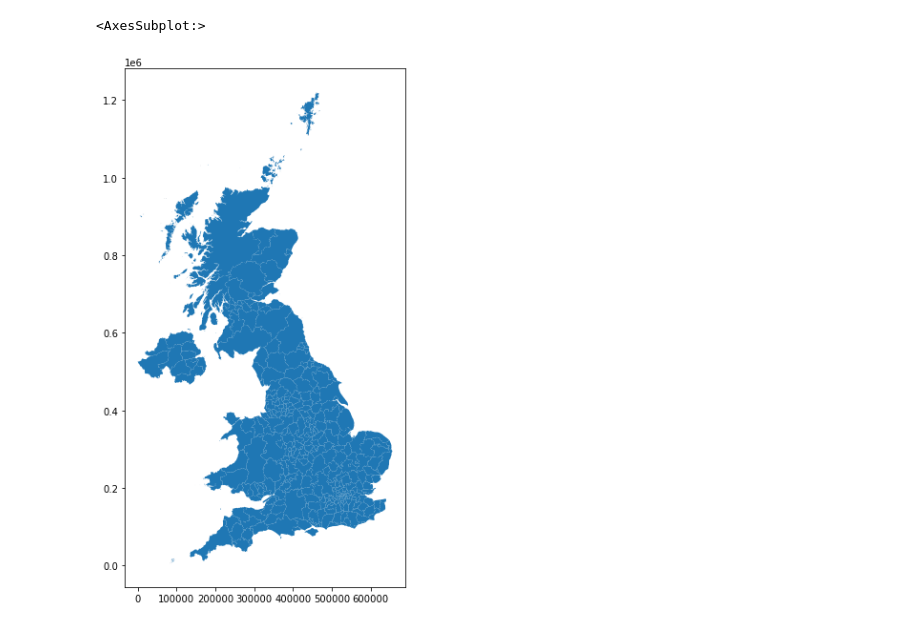
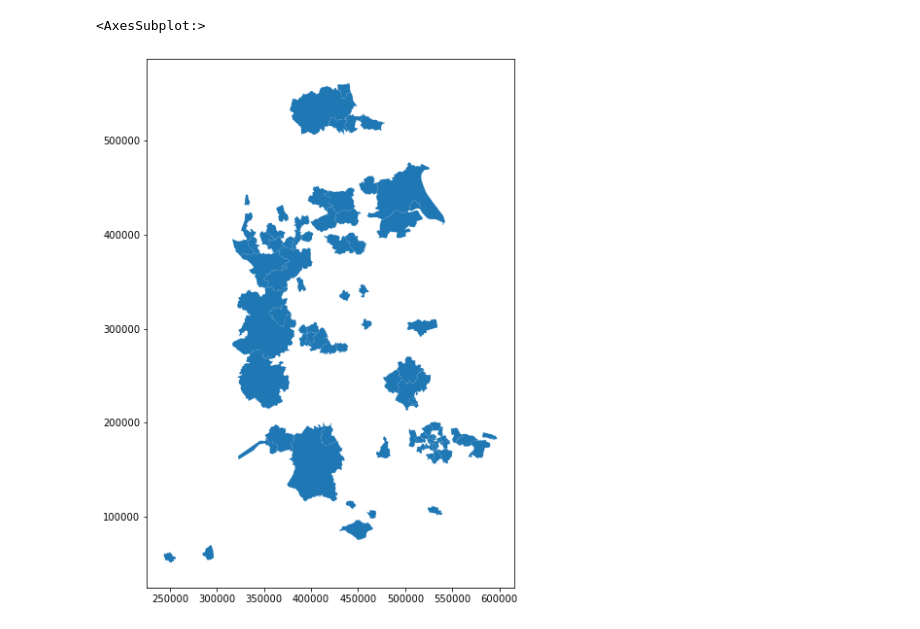
Before and after one commit to JonathanMarriott/ADS-Loneliness, a Jupyter notebook: maps/maps.ipynb, the cells around one changed output. Drawn from its saved outputs; the diff is of its cells as text; code cells hidden in the pictures.

Commit message:
Fix deletion of LA's with missing data, add maps

```diff
--- a/maps/maps.ipynb
+++ b/maps/maps.ipynb
@@ -19,0 +12,17 @@ LA_area_map.head()
+# %%
+LA_area_map = gpd.read_file('LAD_MAY_2021_UK_BFE_V2.shp')
+master_df = pd.read_csv('C:/Users/Jonathan/OneDrive - University of Bristol/CS/AppliedDataScience/Coursework/ADS-Loneliness/master_df.csv')
+#progression_df = pd.read_csv('C:/Users/Jonathan/OneDrive - University of Bristol/CS/AppliedDataScience/Coursework/ADS-Loneliness/Tundra(progression_rates)/outputDataframe.csv')
+LA_area_map = LA_area_map.rename(columns={'LAD21CD':'LA code'})
+map_df =LA_area_map.merge(master_df, on='LA code')
+type(map_df)
+fig,ax = plt.subplots(figsize=(12,12))
+map_df.plot(ax=ax,column='lonely_avg',legend=True)
+fig,ax = plt.subplots(figsize=(12,12))
+map_df.plot(ax=ax,column='progression_rate',legend=True)
+fig,ax = plt.subplots(figsize=(12,12))
+map_df.plot(ax=ax,column='Non Preferred Offer %P',legend=True)
+
+
+
+print(map_df.columns)
@@ -19,0 +43,12 @@ LA_area_map.head()
+# %%
+#Create a function that takes a column and creates a colour mapping for it
+def colormap(df,col_name):
+    min_val = min(df[col_name])
+    max_val = max(df[col_name])
+    norm = matplotlib.colors.Normalize(vmin=min_val,vmax=max_val,clip=True)
+    mapper = cm.ScalarMappable(norm=norm,cmap='viridis')
+    df[col_name+'_color'] = df[col_name].apply(lambda x: mapper.to_rgba(x))
+    return df
+# %%
+colored_df = colormap(map_df,'lonely_avg')
+colored_df.head()
@@ -20,6 +63,7 @@ LA_area_map.head()
 # %%
 fig, ax = plt.subplots(figsize=(10,10))
-LA_area_map.plot(ax=ax)
+df = gpd.GeoDataFrame(colored_df)
+map_df.plot(ax =ax)
 # %% [output]
 <AxesSubplot:>
-[figure, old version]
+[figure, new version]
```
Also changed, not shown: parts of 4 cells of this notebook, 3 other files.
